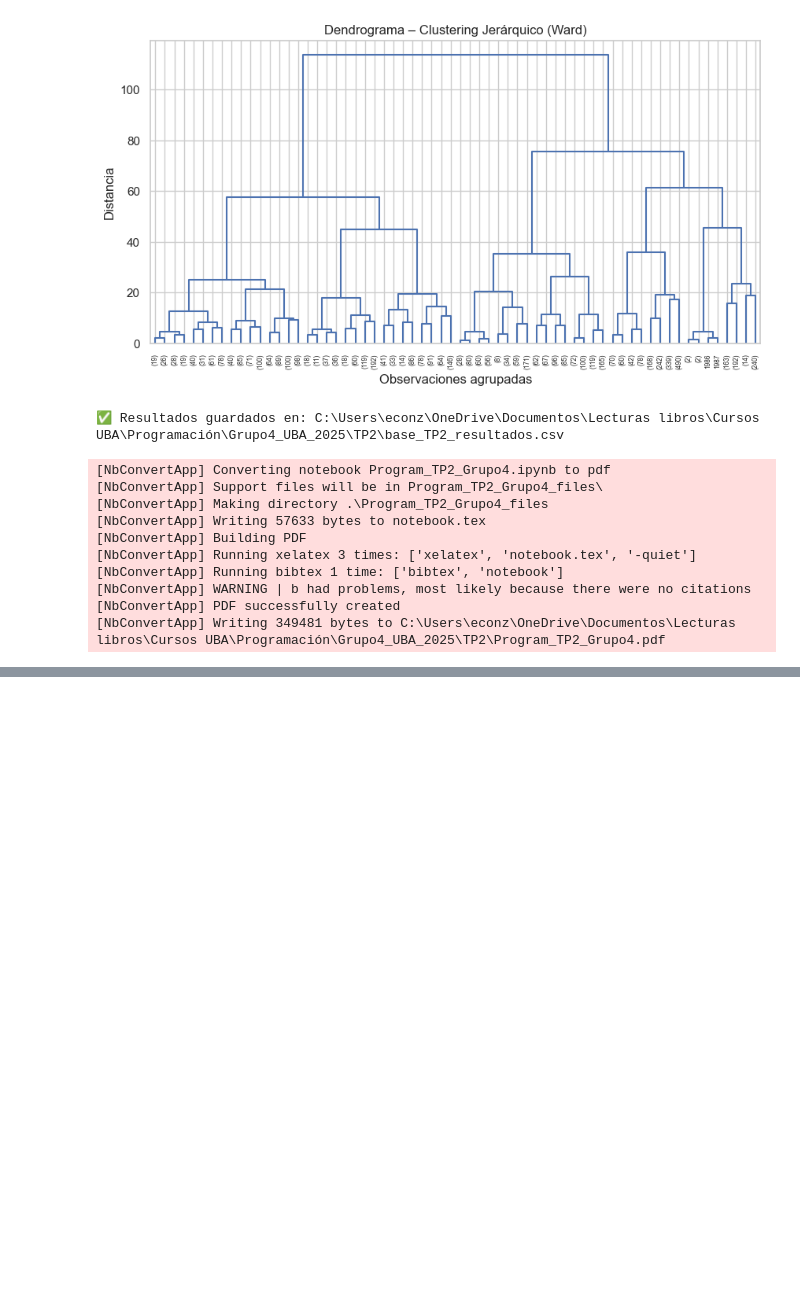
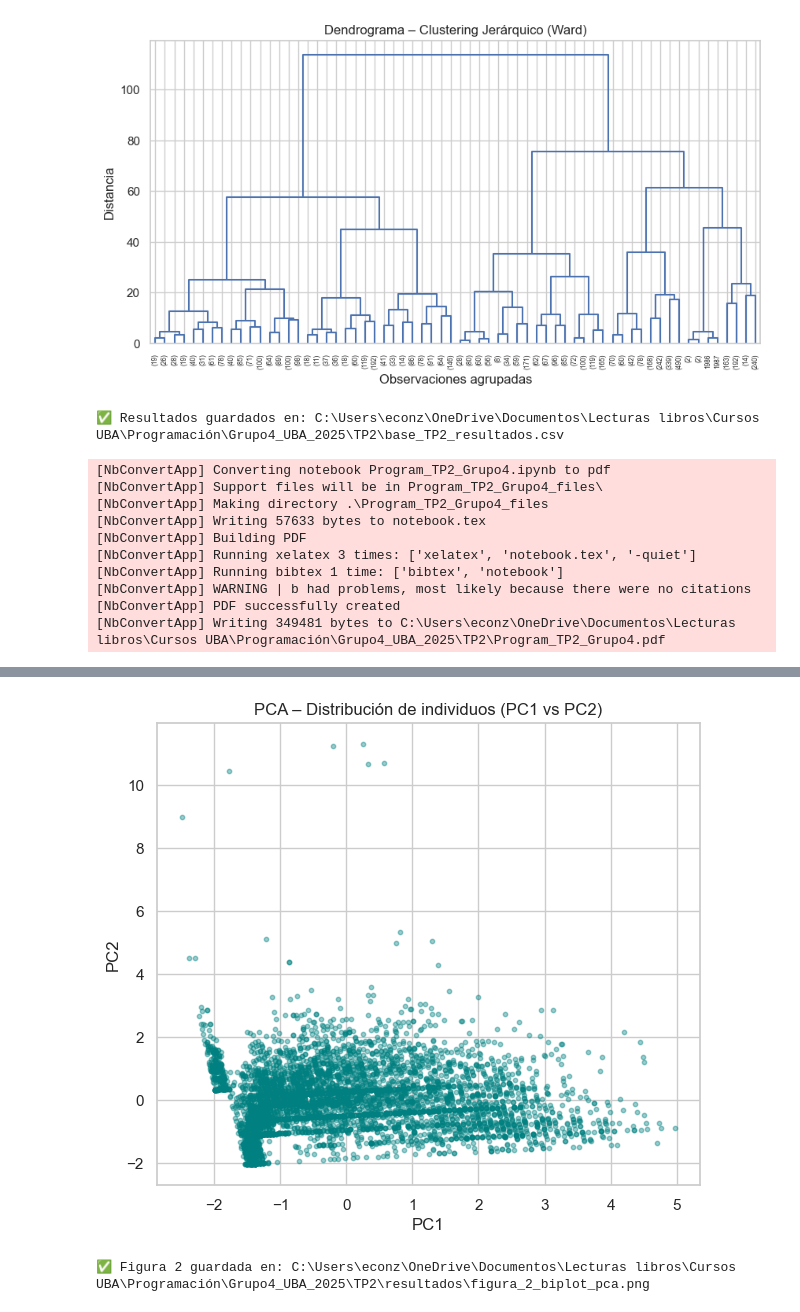
Before and after one commit to Analisis1983/Grupo4_UBA_2025, a Jupyter notebook: TP2/Program_TP2_Grupo4.ipynb, the cells around one changed output, grey strips where cells are left out. Saved outputs shown, nothing was run; the diff lists cells and outputs as text; code cells hidden in the pictures; blank space fills up the shorter version.

```diff
--- a/TP2/Program_TP2_Grupo4.ipynb
+++ b/TP2/Program_TP2_Grupo4.ipynb
@@ -316,0 +381,15 @@ print("✅ Resultados guardados en:", ruta_salida)
+# %%
+fig = plt.figure(figsize=(7,6))
+plt.scatter(X_pca[:,0], X_pca[:,1], s=10, alpha=0.4, color='teal')
+plt.xlabel("PC1")
+plt.ylabel("PC2")
+plt.title("PCA – Distribución de individuos (PC1 vs PC2)")
+
+ruta_fig2 = os.path.join(CARPETA_RESULTADOS, "figura_2_biplot_pca.png")
+plt.savefig(ruta_fig2, dpi=300, bbox_inches="tight")
+plt.show()
+
+print("✅ Figura 2 guardada en:", ruta_fig2)
+# %% [output]
+[figure, added]
+✅ Figura 2 guardada en: C:\Users\econz\OneDrive\Documentos\Lecturas libros\Cursos UBA\Programación\Grupo4_UBA_2025\TP2\resultados\figura_2_biplot_pca.png
```
Also changed, not shown: parts of 12 cells of this notebook, 16 other files.
